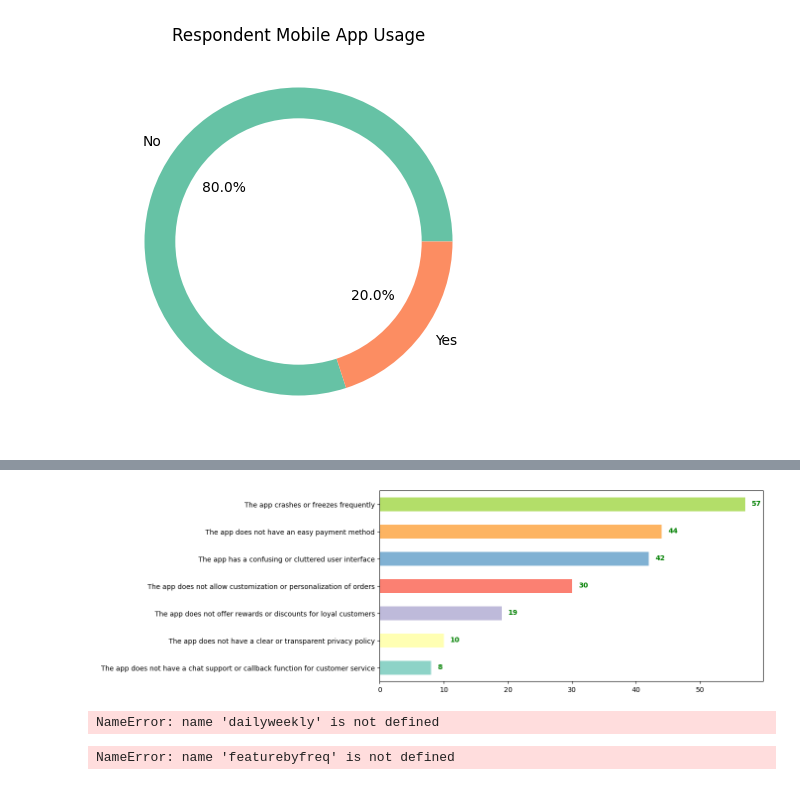
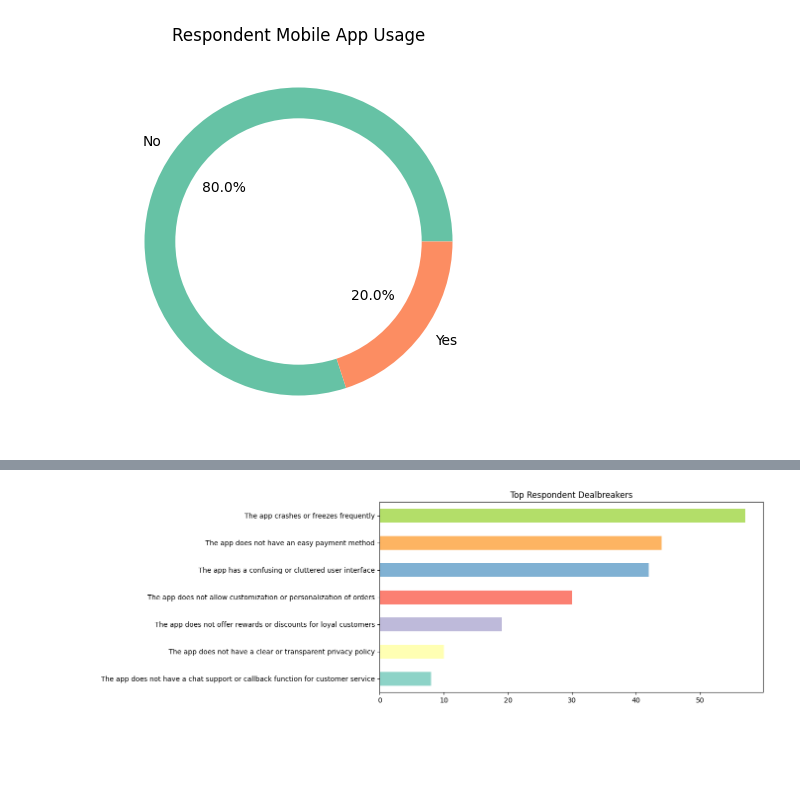
Before and after one commit to Cwighty/soda, a Jupyter notebook: data_analysis/survey.ipynb, the cells around one changed output, grey strips where cells are left out. Saved outputs shown, nothing was run; the diff lists cells and outputs as text; code cells hidden in the pictures; blank space fills up the shorter version.

Commit message:
more charts

```diff
--- a/data_analysis/survey.ipynb
+++ b/data_analysis/survey.ipynb
@@ -132,26 +147,11 @@ dealbreakerbyfreq.drop('', axis=1, inplace=True)
 # %%
 # graph the sum of each dealbreaker, ignore the frequency column and the unlabeled column
 # make it horizontal and include the count value on the bar
 dealbreakerbyfreq.iloc[:,1:].sum().sort_values(ascending=True).plot.barh(figsize=(10,5), color = sns.color_palette("Set3", 10))
-for i, v in enumerate(dealbreakerbyfreq.iloc[:,1:].sum().sort_values()):
-    plt.text(v + 1, i - .05 , str(v), color='green', fontweight='bold')
+plt.title('Top Respondent Dealbreakers')
 plt.show()
 # %% [output]
-[figure, old version]
+[figure, new version]
-# %%
-import seaborn as sns
-# value count each feature column grouped by frequency
-sum_data = dailyweekly.groupby('frequency').sum()
-# make the graph horizontal
-sns.set_style('whitegrid')
-sum_data.plot(kind='barh', stacked=False, figsize=(10, 6))
-plt.title('Frequency vs. Response Sum')
-plt.xlabel('Frequency')
-plt.ylabel('Response Sum')
-plt.legend(bbox_to_anchor=(1.05, 1), loc=2, borderaxespad=0.)
-plt.show()
-# %% [output]
-NameError: name 'dailyweekly' is not defined
 # %%
 # interactively plot the features grouped by frequency
 import plotly.express as px
@@ -163,12 +170,10 @@ fig.show()
 # %%
 # interactively plot the features
 import plotly.express as px
-dailyweekly = featurebyfreq[(featurebyfreq['frequency'] == 'Every day') | (featurebyfreq['frequency'] == 'Once a week')]
+dailyweekly = featurefreq[(featurefreq['frequency'] == 'Every day') | (featurefreq['frequency'] == 'Once a week') | (featurefreq['frequency'] == 'Once a month')]
 # graph totals of each feature
 fig = px.bar(dailyweekly, x="frequency", y=dailyweekly.columns[1:], barmode="group")
 fig.update_layout(xaxis_title="Frequency", yaxis_title="Count")
-fig.update_layout(title_text='Frequency of Soda Shack Visits and Requested Features')
+fig.update_layout(title_text='Frequent Customers and Requested Features')
 fig.update_layout(legend_title_text='Features')
 fig.show()
-# %% [output]
-NameError: name 'featurebyfreq' is not defined
```
Also changed, not shown: parts of 3 cells of this notebook.
